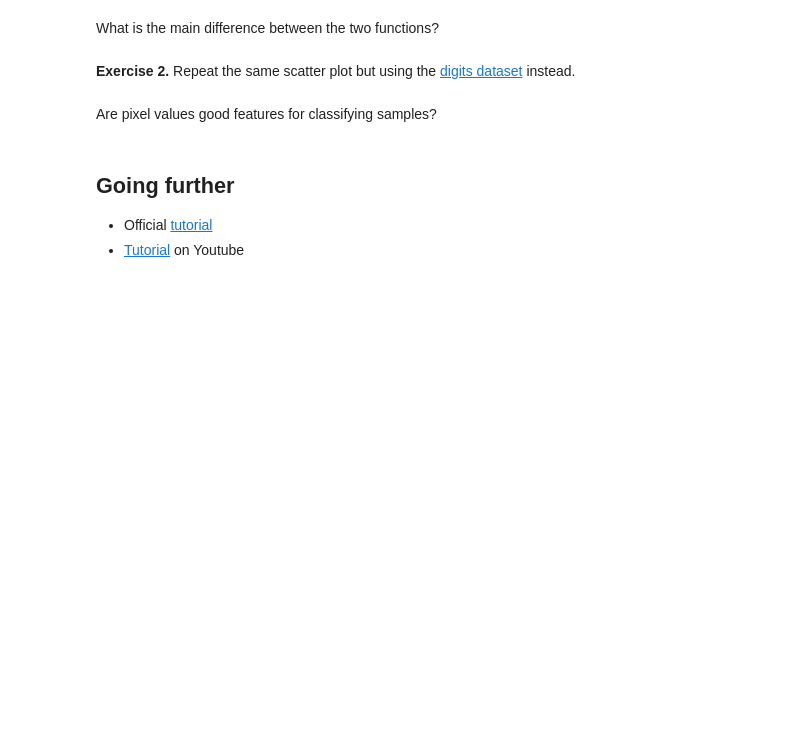
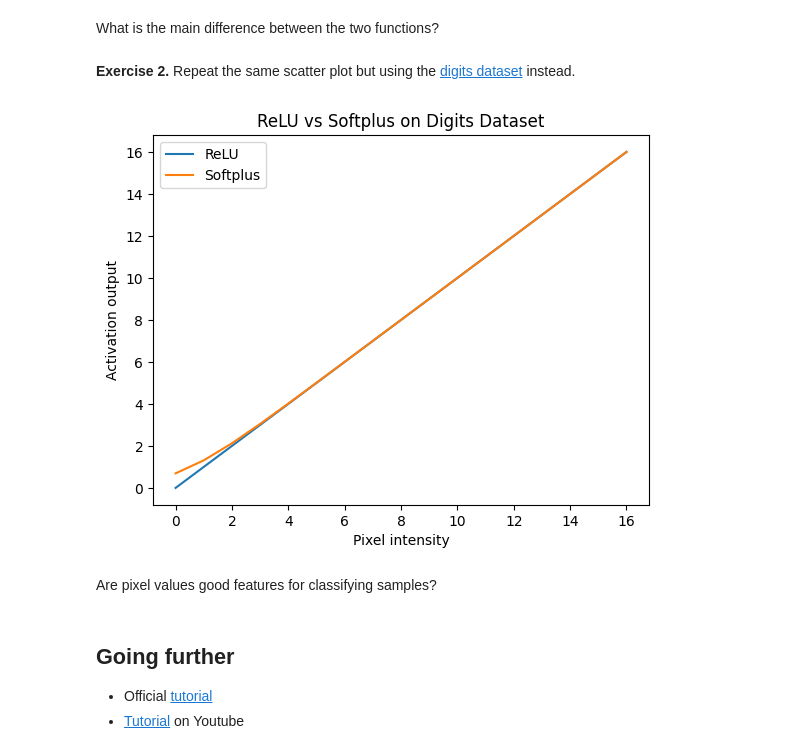
Before and after one commit to AaravVignesh123/Algoverse-AI, a Jupyter notebook: notebooks/01_python_basics.ipynb, the cells around one changed output. Drawn from its saved outputs; the diff is of its cells as text; code cells hidden in the pictures; blank space fills up the shorter version.

```diff
--- a/notebooks/01_python_basics.ipynb
+++ b/notebooks/01_python_basics.ipynb
@@ -547,3 +566,26 @@ X, y = load_digits(return_X_y=True)
+# %%
+import numpy as np
+import matplotlib.pyplot as plt
+from sklearn.datasets import load_digits
+
+X, y = load_digits(return_X_y=True)
+
+x = X.flatten()
+x = np.sort(x)
+
+relu = np.maximum(0, x)
+softplus = np.log(1 + np.exp(x))
+
+plt.figure()
+plt.plot(x, relu, label="ReLU")
+plt.plot(x, softplus, label="Softplus")
+plt.xlabel("Pixel intensity")
+plt.ylabel("Activation output")
+plt.title("ReLU vs Softplus on Digits Dataset")
+plt.legend()
+plt.show()
+# %% [output]
+[figure, added]
 # %% [markdown]
 Are pixel values good features for classifying samples?
 # %% [markdown]
```
Also changed, not shown: parts of 3 cells of this notebook.
